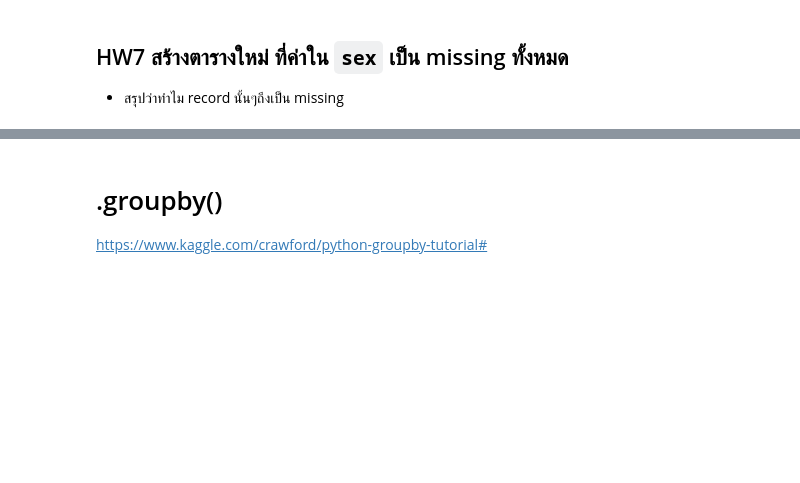
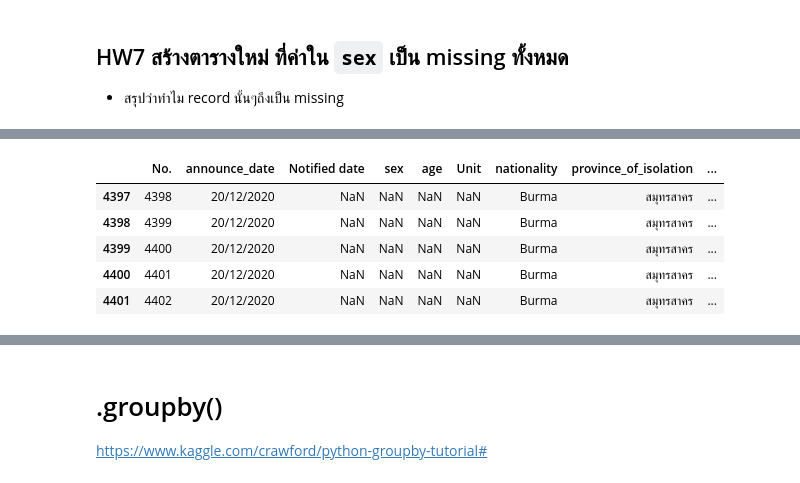
Before and after one commit to Papawadee-Mohdee/PythonDataViz2026, a Jupyter notebook: Pandas102.ipynb, the cells around one changed output, grey strips where cells are left out. Drawn from its saved outputs; the diff is of its cells as text; code cells hidden in the pictures; blank space fills up the shorter version.

```diff
--- a/Pandas102.ipynb
+++ b/Pandas102.ipynb
@@ -383,0 +397,13 @@ data_human2_renamed
+# %%
+# สร้าง DataFrame ใหม่ที่มีเฉพาะ records ที่คอลัมน์ 'sex' เป็นค่าว่างทั้งหมด
+missing_sex = data_covid[data_covid['sex'].isnull()]
+
+# แสดง 5 แถวแรกของตารางใหม่
+missing_sex.head()
+# %% [output]
+|  | No. | announce_date | Notified date | sex | age | Unit | nationality | province_of_isolation | ... |
+| 4397 | 4398 | 20/12/2020 | NaN | NaN | NaN | NaN | Burma | สมุทรสาคร | ... |
+| 4398 | 4399 | 20/12/2020 | NaN | NaN | NaN | NaN | Burma | สมุทรสาคร | ... |
+| 4399 | 4400 | 20/12/2020 | NaN | NaN | NaN | NaN | Burma | สมุทรสาคร | ... |
+| 4400 | 4401 | 20/12/2020 | NaN | NaN | NaN | NaN | Burma | สมุทรสาคร | ... |
+| 4401 | 4402 | 20/12/2020 | NaN | NaN | NaN | NaN | Burma | สมุทรสาคร | ... |
```
Also changed, not shown: parts of 29 cells of this notebook.
